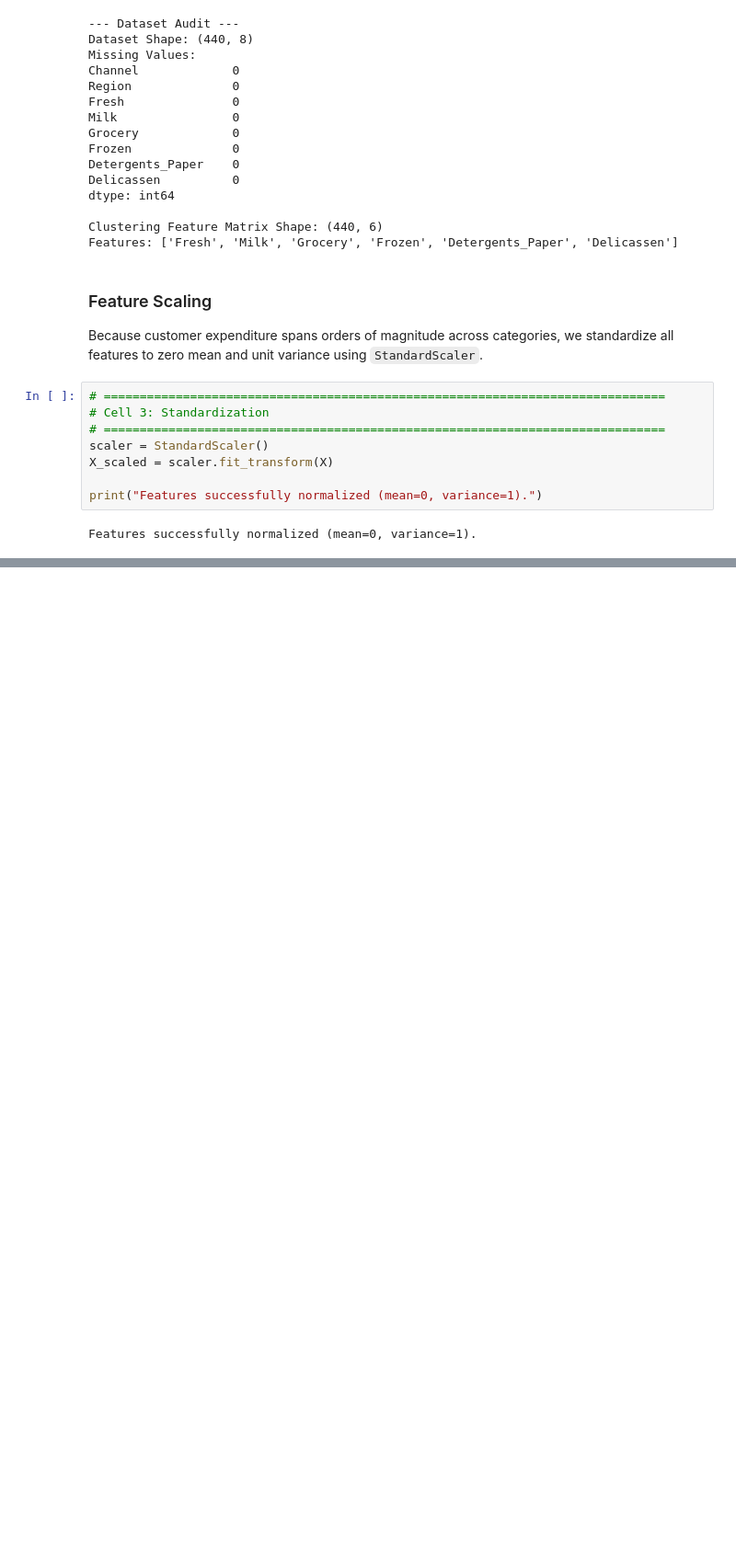
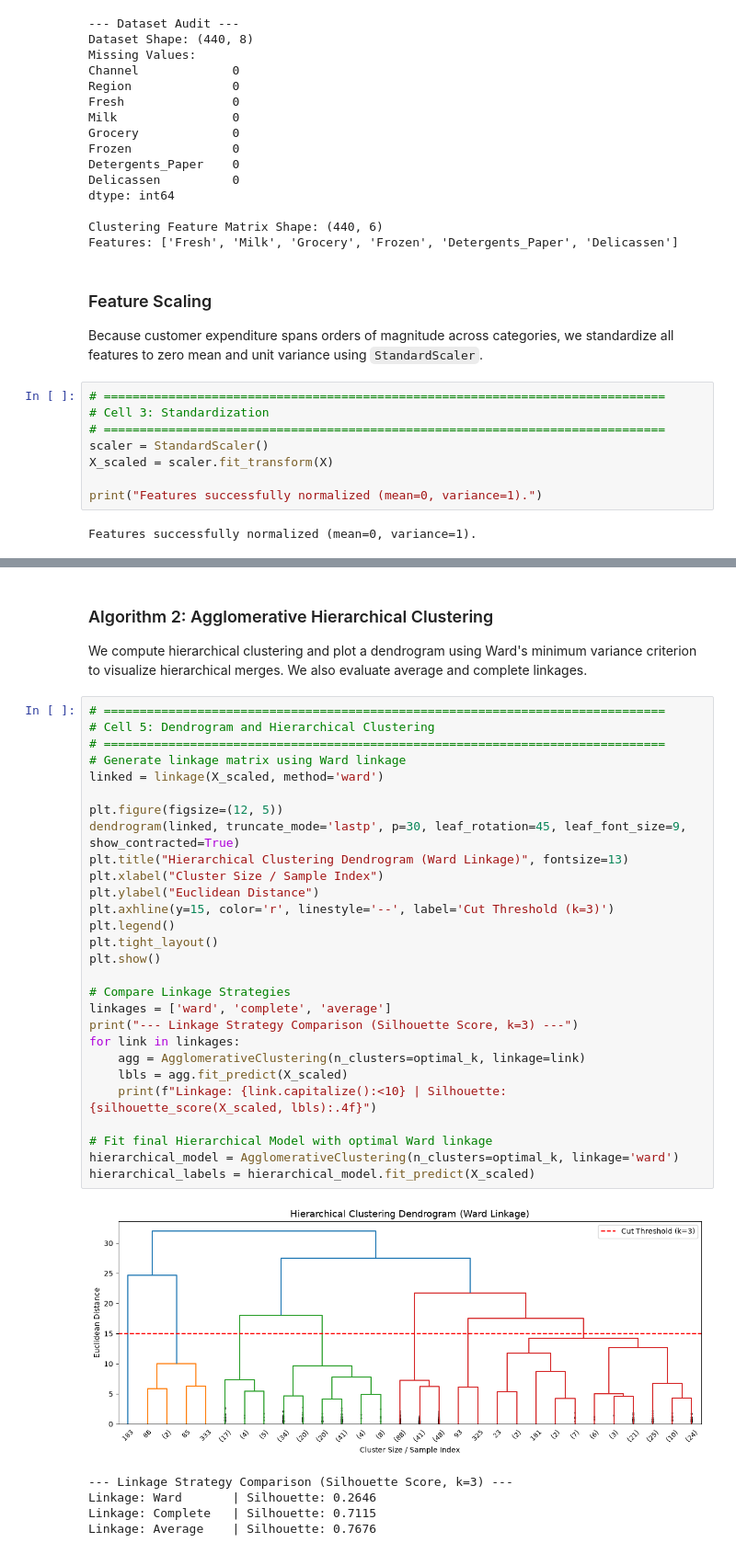
Before and after one commit to Aadhi-87/ML-Capstone-Project, a Jupyter notebook: notebooks/clustering.ipynb, the cells around one changed output, grey strips where cells are left out. Shown at 92% size. Cells and saved outputs as stored; diff of their text form; blank space fills up the shorter version.

```diff
--- a/notebooks/clustering.ipynb
+++ b/notebooks/clustering.ipynb
@@ -72,0 +115,37 @@ Features successfully normalized (mean=0, variance=1).
+# %% [markdown]
+### Algorithm 2: Agglomerative Hierarchical Clustering
+We compute hierarchical clustering and plot a dendrogram using Ward's minimum variance criterion to visualize hierarchical merges. We also evaluate average and complete linkages.
+# %%
+# ==============================================================================
+# Cell 5: Dendrogram and Hierarchical Clustering
+# ==============================================================================
+# Generate linkage matrix using Ward linkage
+linked = linkage(X_scaled, method='ward')
+
+plt.figure(figsize=(12, 5))
+dendrogram(linked, truncate_mode='lastp', p=30, leaf_rotation=45, leaf_font_size=9, show_contracted=True)
+plt.title("Hierarchical Clustering Dendrogram (Ward Linkage)", fontsize=13)
+plt.xlabel("Cluster Size / Sample Index")
+plt.ylabel("Euclidean Distance")
+plt.axhline(y=15, color='r', linestyle='--', label='Cut Threshold (k=3)')
+plt.legend()
+plt.tight_layout()
+plt.show()
+
+# Compare Linkage Strategies
+linkages = ['ward', 'complete', 'average']
+print("--- Linkage Strategy Comparison (Silhouette Score, k=3) ---")
+for link in linkages:
+    agg = AgglomerativeClustering(n_clusters=optimal_k, linkage=link)
+    lbls = agg.fit_predict(X_scaled)
+    print(f"Linkage: {link.capitalize():<10} | Silhouette: {silhouette_score(X_scaled, lbls):.4f}")
+
+# Fit final Hierarchical Model with optimal Ward linkage
+hierarchical_model = AgglomerativeClustering(n_clusters=optimal_k, linkage='ward')
+hierarchical_labels = hierarchical_model.fit_predict(X_scaled)
+# %% [output]
+[figure, added]
+--- Linkage Strategy Comparison (Silhouette Score, k=3) ---
+Linkage: Ward       | Silhouette: 0.2646
+Linkage: Complete   | Silhouette: 0.7115
+Linkage: Average    | Silhouette: 0.7676
```
Also changed, not shown: parts of 2 cells of this notebook.
